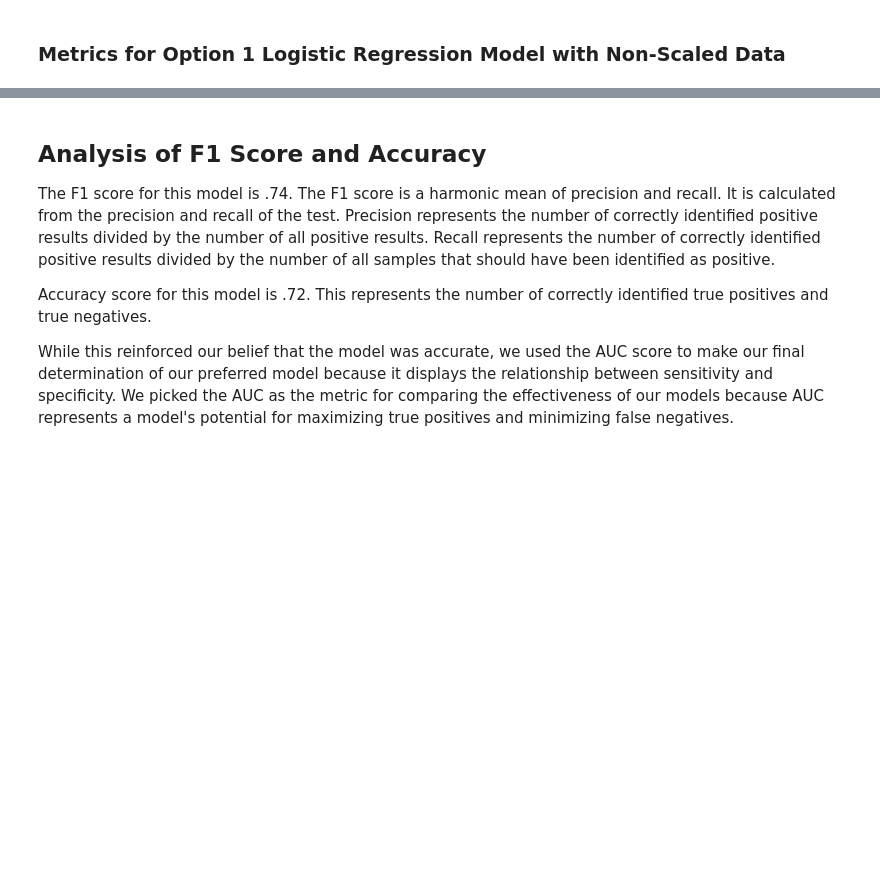
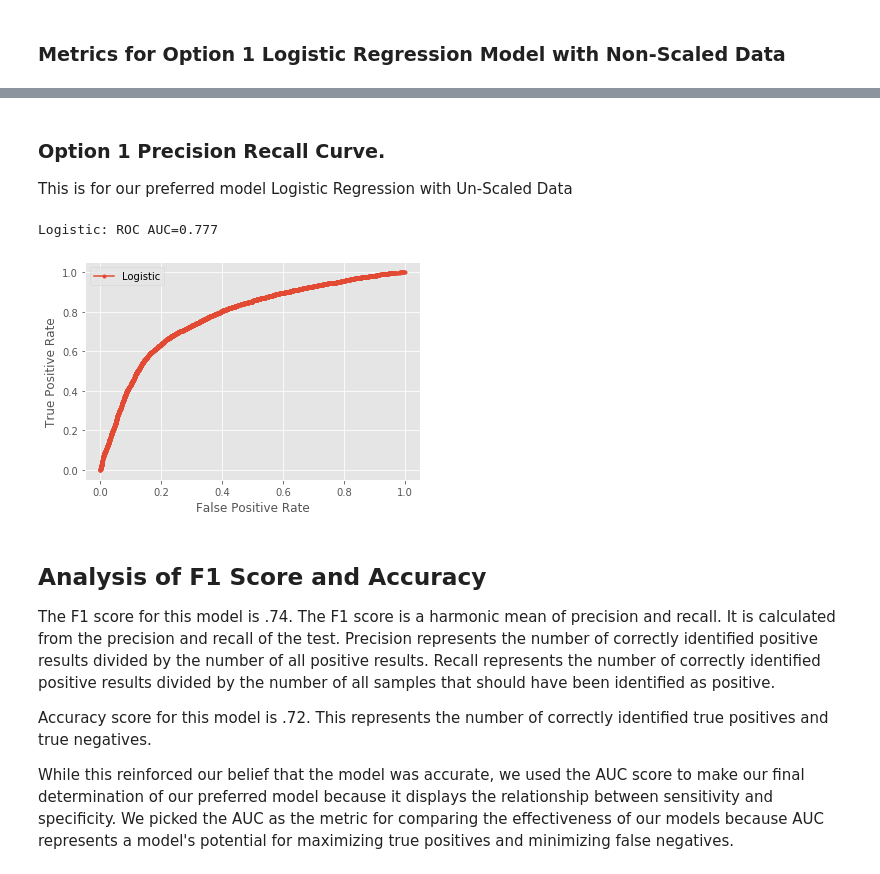
Before and after one commit to tinapai/SMUMSDS-ML1, a Jupyter notebook: Minilab.ipynb, the cells around one changed output, grey strips where cells are left out. Cells and saved outputs as stored; diff of their text form; code cells hidden in the pictures; blank space fills up the shorter version.

```diff
--- a/Minilab.ipynb
+++ b/Minilab.ipynb
@@ -258,5 +263,5 @@ Best: 0.777471 using {'C': 0.1, 'penalty': 'l1', 'solver': 'liblinear'}
 # %%
-lr_clf = LogisticRegression(penalty='l1', C=1000, class_weight=None, solver='liblinear' ) # get object
+fav_lr_clf = LogisticRegression(penalty='l1', C=0.1, class_weight=None, solver='liblinear' ) # get object
 # %% [markdown]
 ### Metrics for Option 1 Logistic  Regression Model with Non-Scaled Data
 # %%
@@ -268,9 +273,9 @@ for train_indices, test_indices in cv_object.split(X,y):
     X_test = X[test_indices]
     y_test = y[test_indices]
 
-    lr_clf.fit(X_train,y_train)
-    y_hat = lr_clf.predict(X_test)
-    y_prob=lr_clf.predict_proba(X_test)[:,1]
+    fav_lr_clf.fit(X_train,y_train)
+    y_hat = fav_lr_clf.predict(X_test)
+    y_prob=fav_lr_clf.predict_proba(X_test)[:,1]
 
     #acc = mt.accuracy_score(y_test,y_hat)
     conf = mt.confusion_matrix(y_test,y_hat)
@@ -313,3 +347,34 @@ weighted avg       0.72      0.71      0.71     10611
+# %% [markdown]
+###  Option 1 Precision Recall Curve.
+This is for our preferred model Logistic Regression with Un-Scaled Data
+# %%
+# roc curve and auc
+
+
+fav_lr_clf.fit(X_train, y_train)
+
+# predict probabilities
+fav_lr_probs = fav_lr_clf.predict_proba(X_test)
+# keep probabilities for the positive outcome only
+fav_lr_probs = fav_lr_probs[:, 1]
+# calculate scores
+fav_lr_auc = roc_auc_score(y_test, fav_lr_probs)
+# summarize scores\
+print('Logistic: ROC AUC=%.3f' % (fav_lr_auc))
+# calculate roc curves
+fav_lr_fpr, fav_lr_tpr, _ = roc_curve(y_test, fav_lr_probs)
+# plot the roc curve for the model
+pyplot.plot(fav_lr_fpr, lr_tpr, marker='.', label='Logistic')
+# axis labels
+pyplot.xlabel('False Positive Rate')
+pyplot.ylabel('True Positive Rate')
+# show the legend
+pyplot.legend()
+# show the plot
+pyplot.show()
+# %% [output]
+Logistic: ROC AUC=0.777
+[figure, added]
 # %% [markdown]
 
 ## Analysis of F1 Score and Accuracy
```
Also changed, not shown: parts of 92 cells of this notebook.
